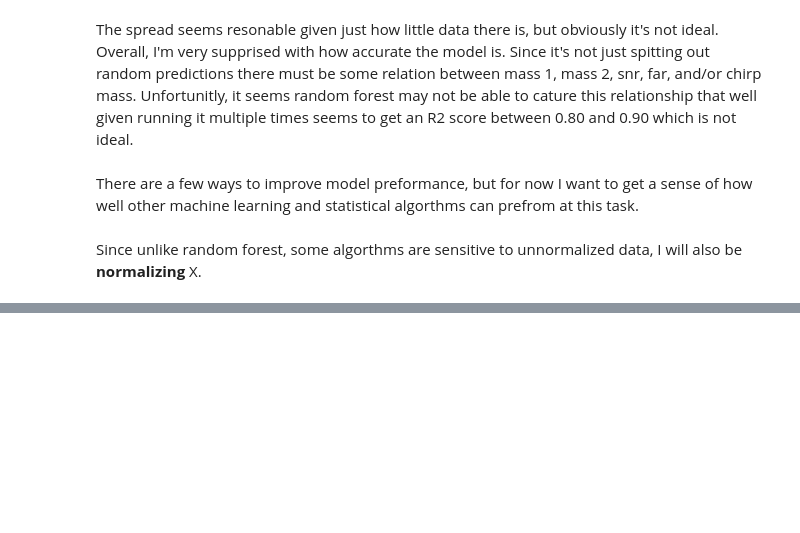
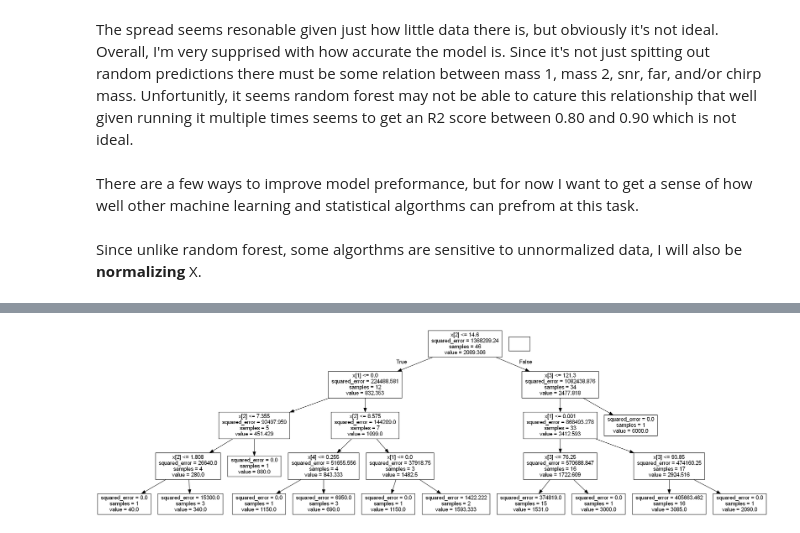
Before and after one commit to AndrewValentini/Gravitational-Waves-Research-23-24, a Jupyter notebook: Data Analysis/Regression.ipynb, the cells around one changed output, grey strips where cells are left out. Cells and saved outputs as stored; diff of their text form; code cells hidden in the pictures; blank space fills up the shorter version.

```diff
--- a/Data Analysis/Regression.ipynb
+++ b/Data Analysis/Regression.ipynb
@@ -265,0 +325,10 @@ Unsuprisingly, Random Forest and Support Vector regression are clearly better. A
+# %%
+tree_i = 4 # allows you to set which tree you want to see
+
+os.environ['PATH'] = os.environ['PATH']+';'+os.environ['CONDA_PREFIX']+r"\Library\bin\graphviz"
+dot_data = six.StringIO()
+export_graphviz(rf.estimators_[tree_i], out_file=dot_data)
+graph = pydotplus.graph_from_dot_data(dot_data.getvalue())
+Image(graph.create_png())
+# %% [output]
+[figure, added]
```
Also changed, not shown: parts of 47 cells of this notebook, 5 other files.
